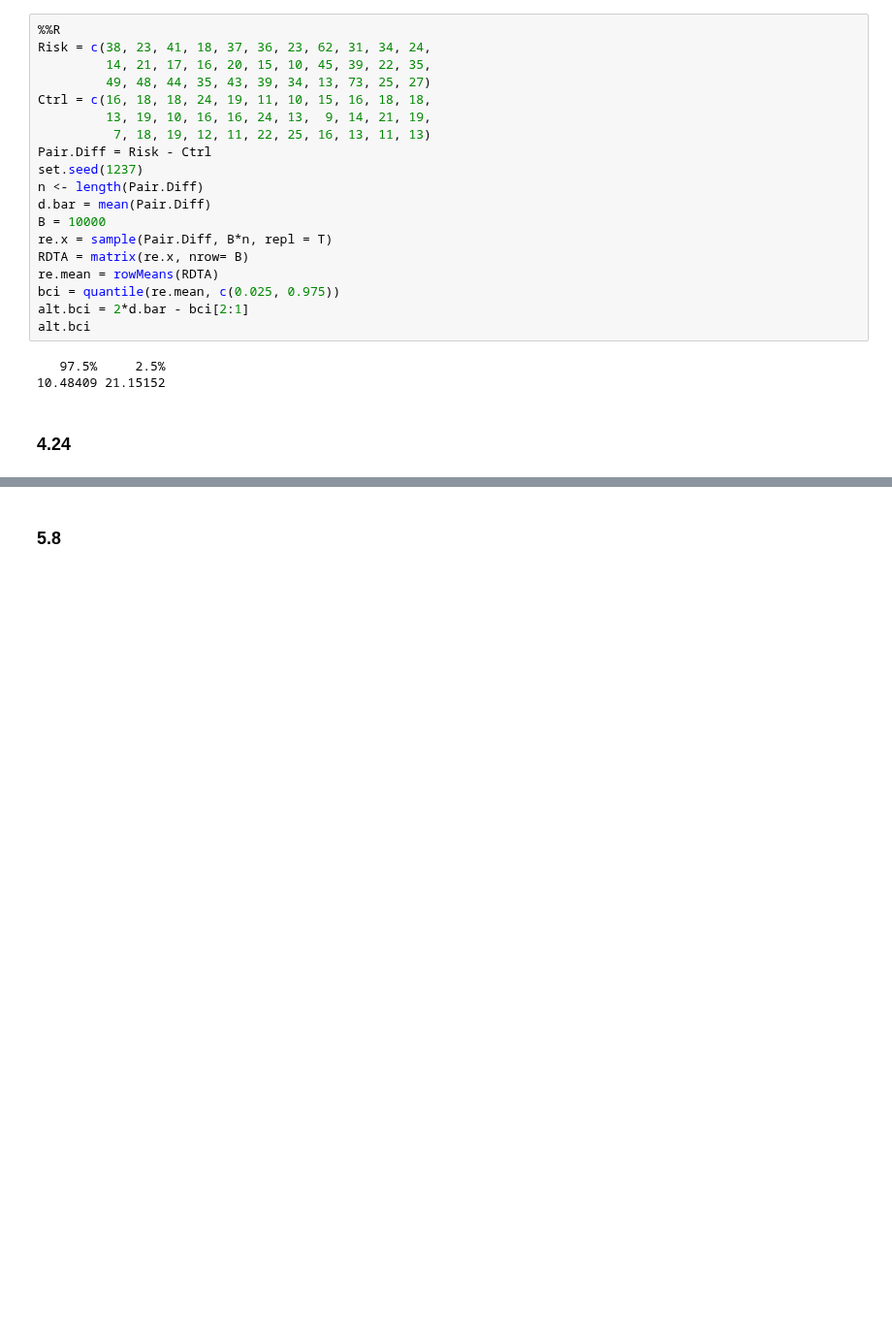
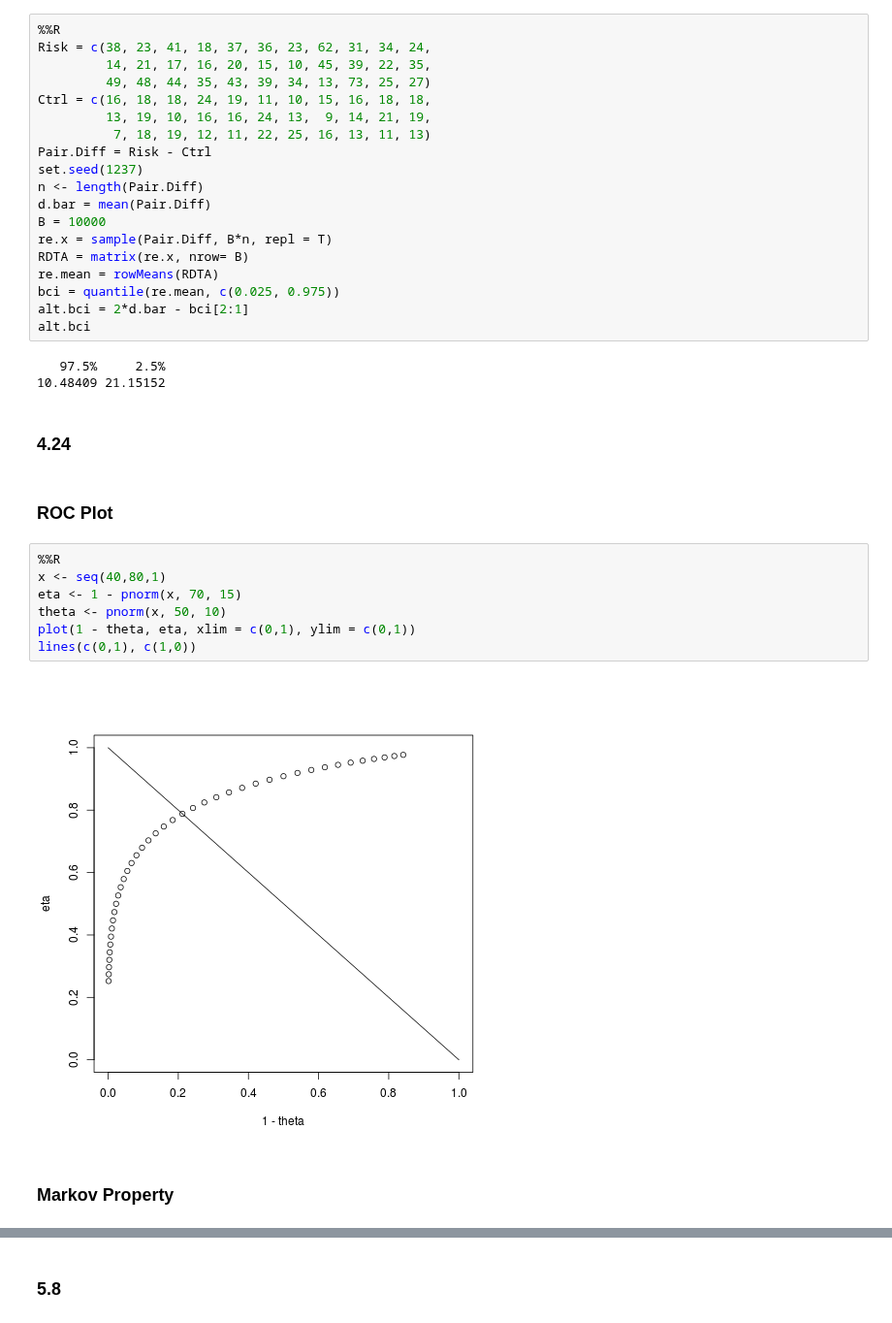
Before and after one commit to Chuphay/school, a Jupyter notebook: simulation/Problem Set #4.ipynb, the cells around one changed output, grey strips where cells are left out. Shown at 97% size. Drawn from its saved outputs; the diff is of its cells as text; blank space fills up the shorter version.

```diff
--- a/simulation/Problem Set #4.ipynb
+++ b/simulation/Problem Set #4.ipynb
@@ -111,3 +108,16 @@ alt.bci
 10.48409 21.15152
 # %% [markdown]
 ### 4.24
+# %% [markdown]
+### ROC Plot
+# %%
+%%R
+x <- seq(40,80,1)
+eta <- 1 - pnorm(x, 70, 15)
+theta <- pnorm(x, 50, 10)
+plot(1 - theta, eta, xlim = c(0,1), ylim = c(0,1))
+lines(c(0,1), c(1,0))
+# %% [output]
+[figure, added]
+# %% [markdown]
+### Markov Property
```
Also changed, not shown: parts of 10 cells of this notebook, 2 other files.
